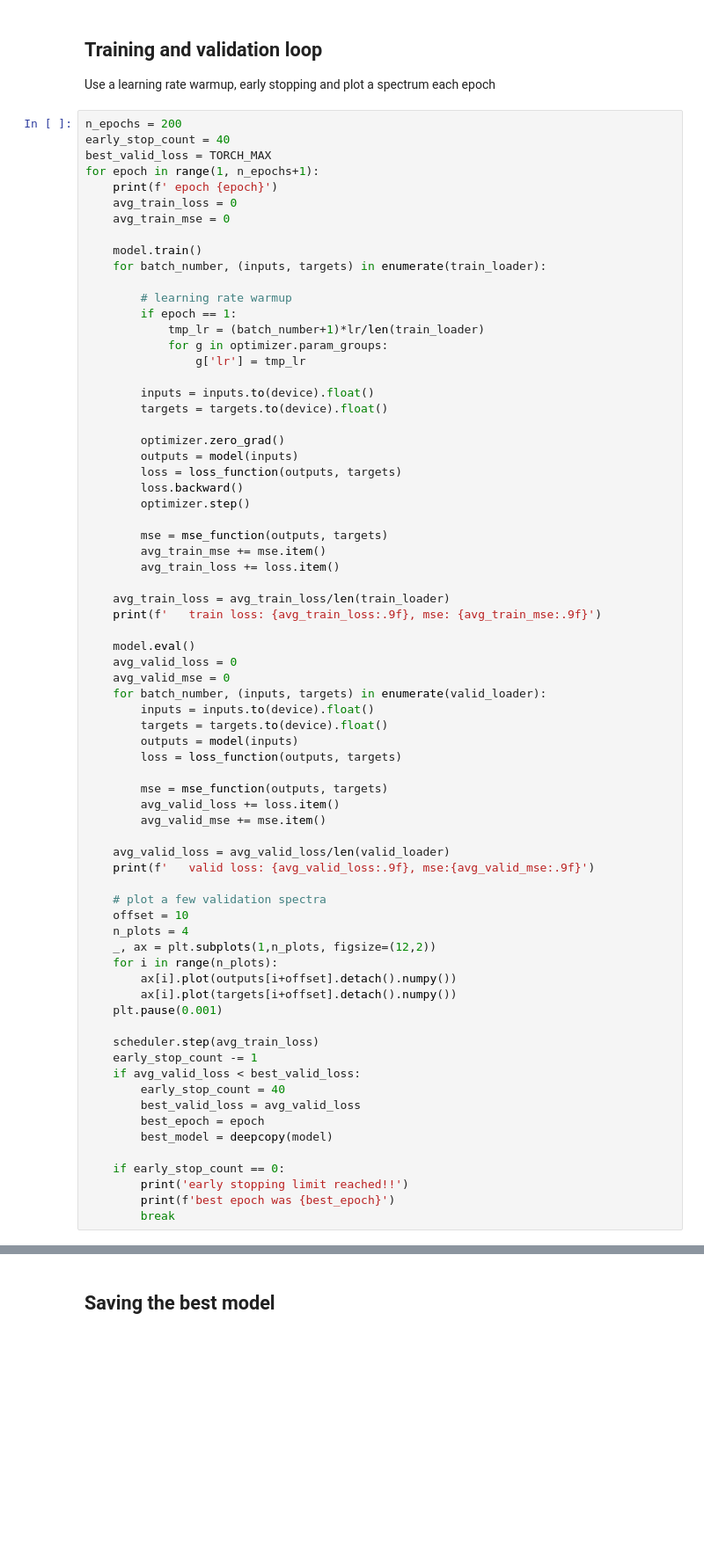
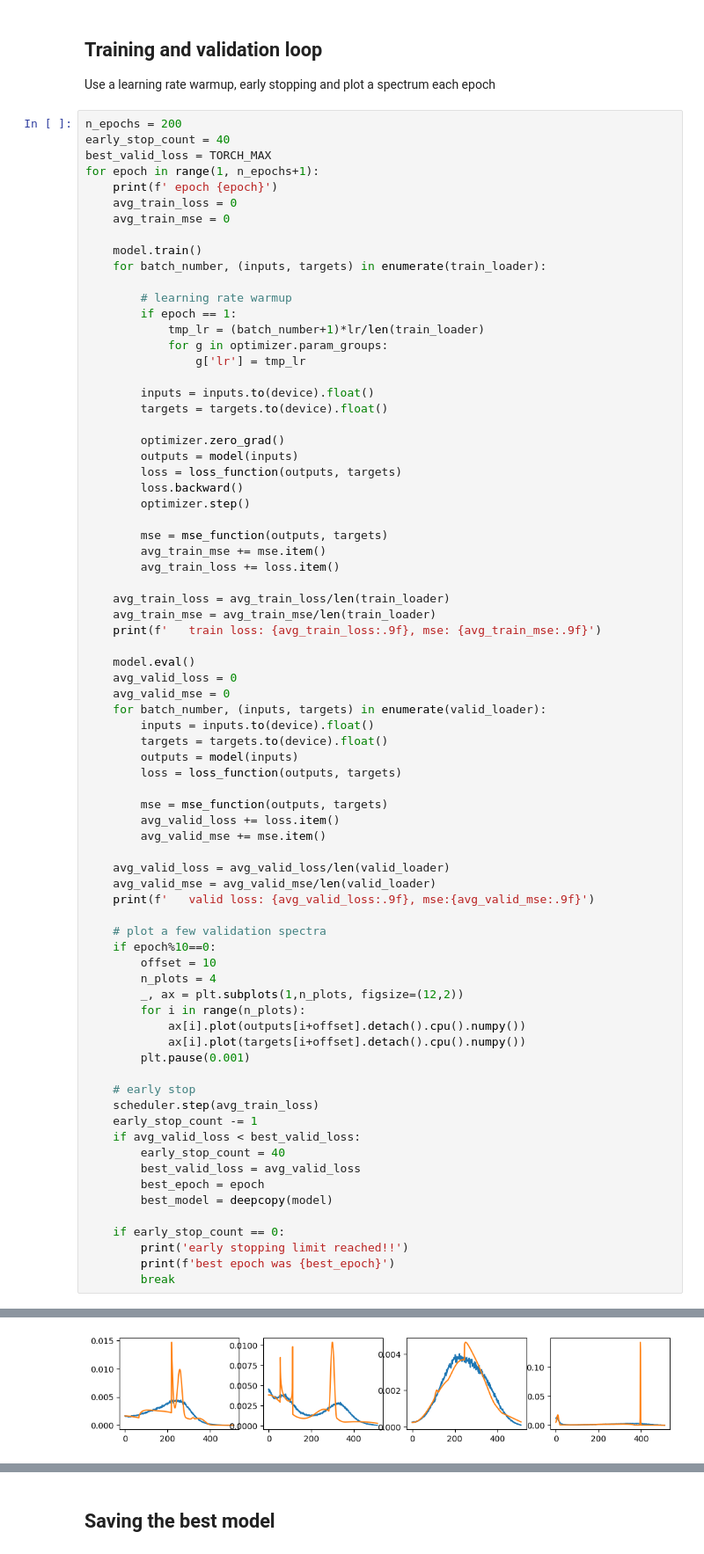
Before and after one commit to simonverret/deep_continuation, a Jupyter notebook: examples/tutorial.ipynb, the cells around one changed output, grey strips where cells are left out. Shown at 88% size. Saved outputs shown, nothing was run; the diff lists cells and outputs as text; blank space fills up the shorter version.

```diff
--- a/examples/tutorial.ipynb
+++ b/examples/tutorial.ipynb
@@ -180,6 +182,7 @@ for epoch in range(1, n_epochs+1):
         avg_train_loss += loss.item()
 
     avg_train_loss = avg_train_loss/len(train_loader)
+    avg_train_mse = avg_train_mse/len(train_loader)
     print(f'   train loss: {avg_train_loss:.9f}, mse: {avg_train_mse:.9f}')
 
     model.eval()
@@ -196,17 +199,20 @@ for epoch in range(1, n_epochs+1):
         avg_valid_mse += mse.item()
 
     avg_valid_loss = avg_valid_loss/len(valid_loader)
+    avg_valid_mse = avg_valid_mse/len(valid_loader)
     print(f'   valid loss: {avg_valid_loss:.9f}, mse:{avg_valid_mse:.9f}')
 
     # plot a few validation spectra
-    offset = 10
-    n_plots = 4
-    _, ax = plt.subplots(1,n_plots, figsize=(12,2))
-    for i in range(n_plots):
-        ax[i].plot(outputs[i+offset].detach().numpy())
-        ax[i].plot(targets[i+offset].detach().numpy())
-    plt.pause(0.001)
+    if epoch%10==0:
+        offset = 10
+        n_plots = 4
+        _, ax = plt.subplots(1,n_plots, figsize=(12,2))
+        for i in range(n_plots):
+            ax[i].plot(outputs[i+offset].detach().cpu().numpy())
+            ax[i].plot(targets[i+offset].detach().cpu().numpy())
+        plt.pause(0.001)
 
+    # early stop
     scheduler.step(avg_train_loss)
     early_stop_count -= 1
     if avg_valid_loss < best_valid_loss:
@@ -223,0 +246 @@ for epoch in range(1, n_epochs+1):
+[figure, added]
```
Also changed, not shown: parts of 4 cells of this notebook, 8 other files.
